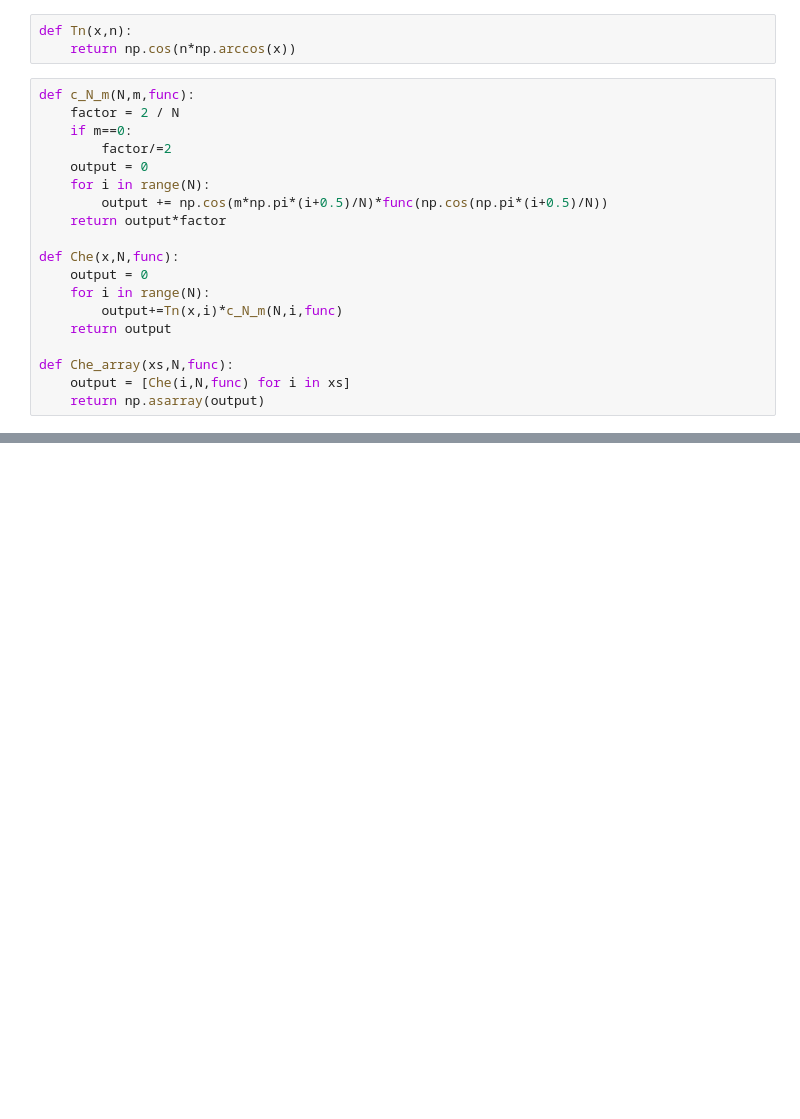
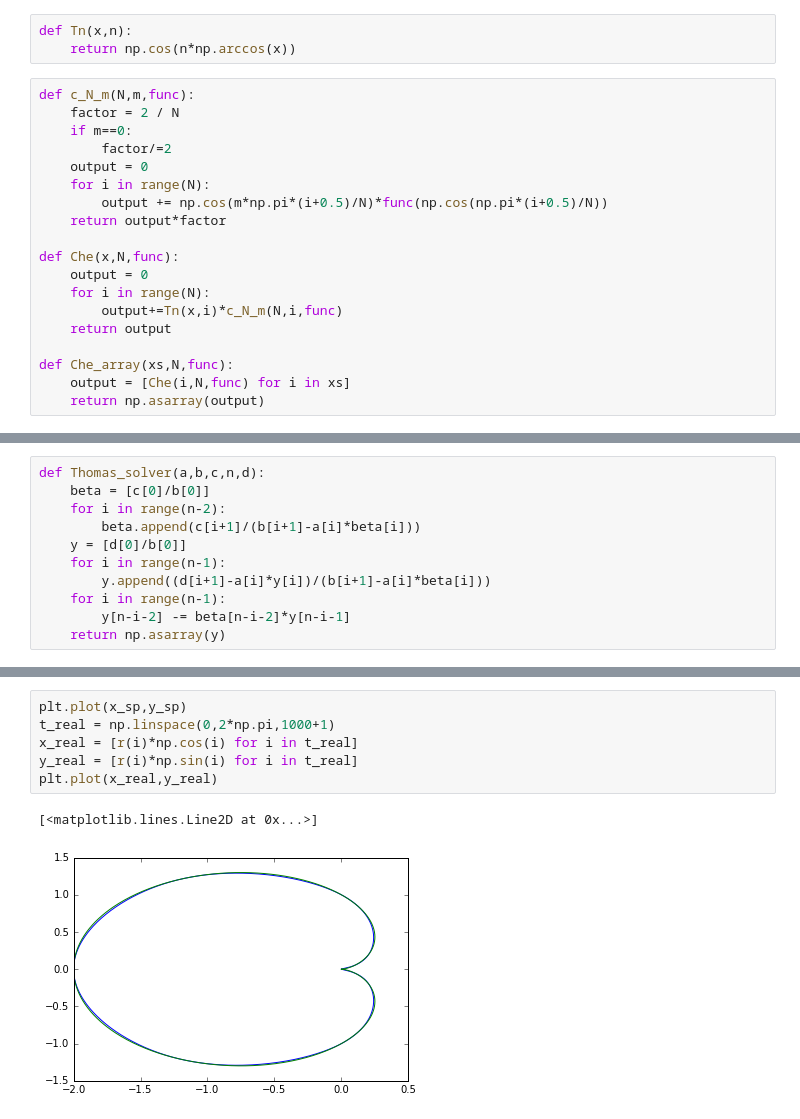
Before and after one commit to DickyChant/Compphy_2, a Jupyter notebook: hw2.ipynb, the cells around one changed output, grey strips where cells are left out. Cells and saved outputs as stored; diff of their text form; blank space fills up the shorter version.

```diff
--- a/hw2.ipynb
+++ b/hw2.ipynb
@@ -71 +77,12 @@ plt.plot(Che_array(x_che,20,runge))
+# %%
+def Thomas_solver(a,b,c,n,d):
+    beta = [c[0]/b[0]]
+    for i in range(n-2):
+        beta.append(c[i+1]/(b[i+1]-a[i]*beta[i]))
+    y = [d[0]/b[0]]
+    for i in range(n-1):
+        y.append((d[i+1]-a[i]*y[i])/(b[i+1]-a[i]*beta[i]))
+    for i in range(n-1):
+        y[n-i-2] -= beta[n-i-2]*y[n-i-1]
+    return np.asarray(y)
 # %%
@@ -86,0 +213,9 @@ trd_sp(points,runge(points))
+# %%
+plt.plot(x_sp,y_sp)
+t_real = np.linspace(0,2*np.pi,1000+1)
+x_real = [r(i)*np.cos(i) for i in t_real]
+y_real = [r(i)*np.sin(i) for i in t_real]
+plt.plot(x_real,y_real)
+# %% [output]
+[<matplotlib.lines.Line2D at 0x...>]
+[figure, added]
```
Also changed, not shown: parts of 18 cells of this notebook, 1 other file.
